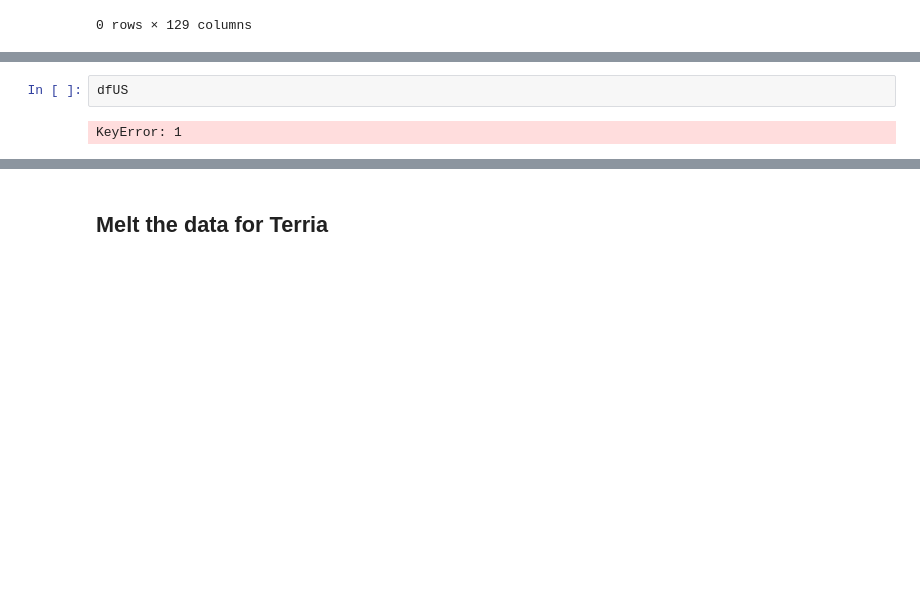
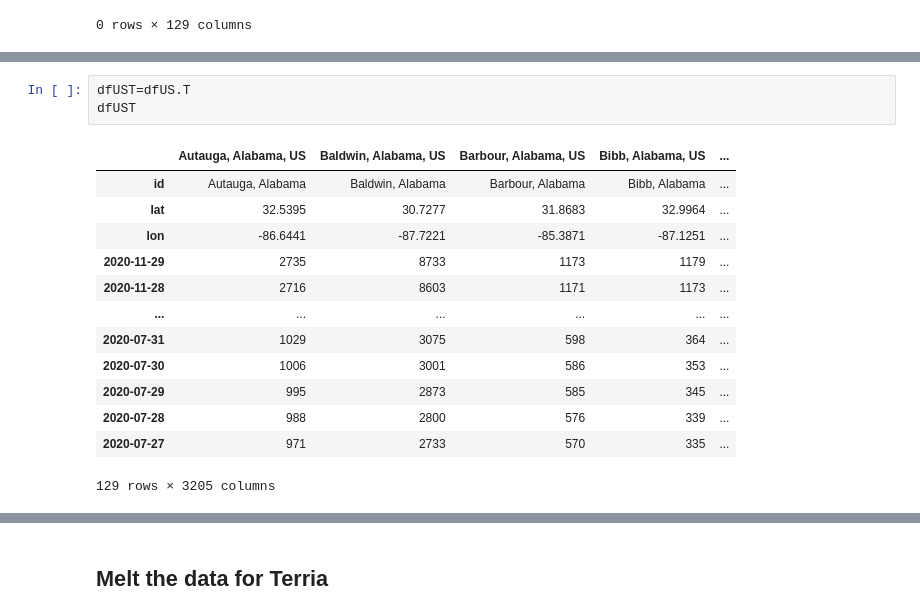
Before and after one commit to zdefne-usgs/covid_dashboard, a Jupyter notebook: covid_states.ipynb, the cells around one changed output, grey strips where cells are left out. Saved outputs shown, nothing was run; the diff lists cells and outputs as text; blank space fills up the shorter version.

```diff
--- a/covid_states.ipynb
+++ b/covid_states.ipynb
@@ -427,4 +411,17 @@ dfUS
-# %%
-dfUS
-# %% [output]
-KeyError: 1
+# %%
+dfUST=dfUS.T
+dfUST
+# %% [output]
+|  | Autauga, Alabama, US | Baldwin, Alabama, US | Barbour, Alabama, US | Bibb, Alabama, US | ... |
+| id | Autauga, Alabama | Baldwin, Alabama | Barbour, Alabama | Bibb, Alabama | ... |
+| lat | 32.5395 | 30.7277 | 31.8683 | 32.9964 | ... |
+| lon | -86.6441 | -87.7221 | -85.3871 | -87.1251 | ... |
+| 2020-11-29 | 2735 | 8733 | 1173 | 1179 | ... |
+| 2020-11-28 | 2716 | 8603 | 1171 | 1173 | ... |
+| ... | ... | ... | ... | ... | ... |
+| 2020-07-31 | 1029 | 3075 | 598 | 364 | ... |
+| 2020-07-30 | 1006 | 3001 | 586 | 353 | ... |
+| 2020-07-29 | 995 | 2873 | 585 | 345 | ... |
+| 2020-07-28 | 988 | 2800 | 576 | 339 | ... |
+| 2020-07-27 | 971 | 2733 | 570 | 335 | ... |
+129 rows × 3205 columns
```
Also changed, not shown: parts of 24 cells of this notebook, 1 other file.
